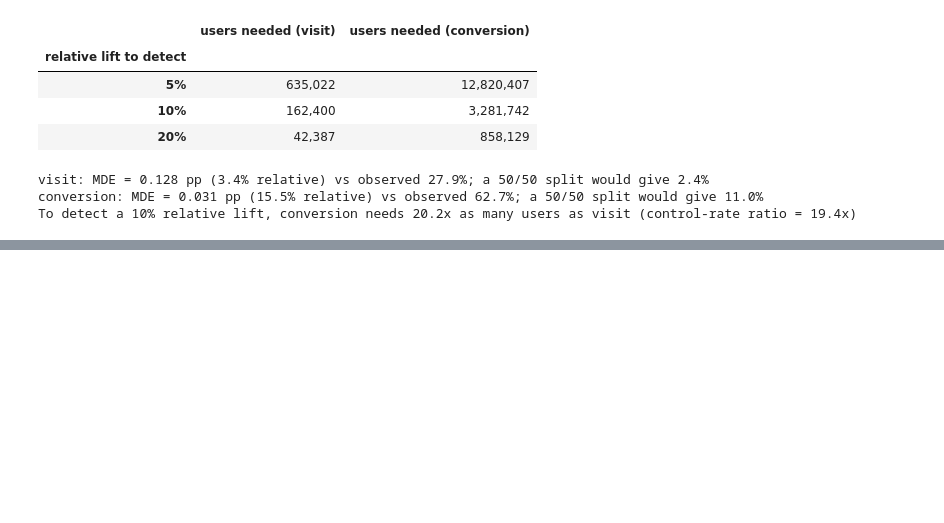
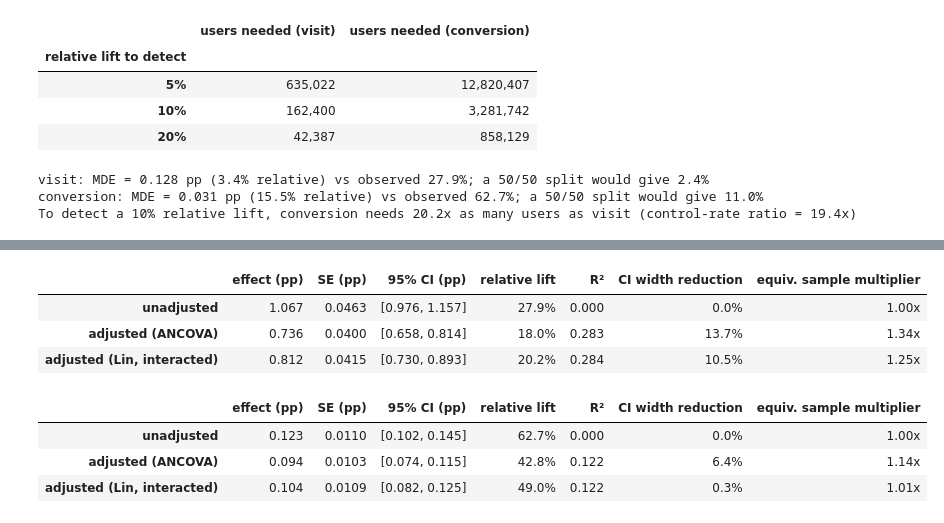
Before and after one commit to mehwishahmed/criteo-ad-incrementality, a Jupyter notebook: notebooks/analysis.ipynb, the cells around one changed output, grey strips where cells are left out. Saved outputs shown, nothing was run; the diff lists cells and outputs as text; code cells hidden in the pictures; blank space fills up the shorter version.

```diff
--- a/notebooks/analysis.ipynb
+++ b/notebooks/analysis.ipynb
@@ -289,0 +308,29 @@ To detect a 10% relative lift, conversion needs 20.2x as many users as visit (co
+# %%
+from src import variance
+
+adj = {m: variance.compare_adjustment(df, m, FEATURES) for m in OUTCOMES}
+
+def show_adj(t):
+    return pd.DataFrame({
+        "effect (pp)": (t["coef"] * 100).map("{:.3f}".format),
+        "SE (pp)": (t["se"] * 100).map("{:.4f}".format),
+        "95% CI (pp)": [f"[{lo*100:.3f}, {hi*100:.3f}]" for lo, hi in zip(t["ci_low"], t["ci_high"])],
+        "relative lift": t["rel_lift"].map("{:.1%}".format),
+        "R²": t["r_squared"].map("{:.3f}".format),
+        "CI width reduction": t["ci_width_reduction"].map("{:.1%}".format),
+        "equiv. sample multiplier": t["equivalent_sample_multiplier"].map("{:.2f}x".format),
+    })
+
+show_adj(adj["visit"])
+# %% [output]
+|  | effect (pp) | SE (pp) | 95% CI (pp) | relative lift | R² | CI width reduction | equiv. sample multiplier |
+| unadjusted | 1.067 | 0.0463 | [0.976, 1.157] | 27.9% | 0.000 | 0.0% | 1.00x |
+| adjusted (ANCOVA) | 0.736 | 0.0400 | [0.658, 0.814] | 18.0% | 0.283 | 13.7% | 1.34x |
+| adjusted (Lin, interacted) | 0.812 | 0.0415 | [0.730, 0.893] | 20.2% | 0.284 | 10.5% | 1.25x |
+# %%
+show_adj(adj["conversion"])
+# %% [output]
+|  | effect (pp) | SE (pp) | 95% CI (pp) | relative lift | R² | CI width reduction | equiv. sample multiplier |
+| unadjusted | 0.123 | 0.0110 | [0.102, 0.145] | 62.7% | 0.000 | 0.0% | 1.00x |
+| adjusted (ANCOVA) | 0.094 | 0.0103 | [0.074, 0.115] | 42.8% | 0.122 | 6.4% | 1.14x |
+| adjusted (Lin, interacted) | 0.104 | 0.0109 | [0.082, 0.125] | 49.0% | 0.122 | 0.3% | 1.01x |
```
Also changed, not shown: parts of 6 cells of this notebook, 3 other files.
